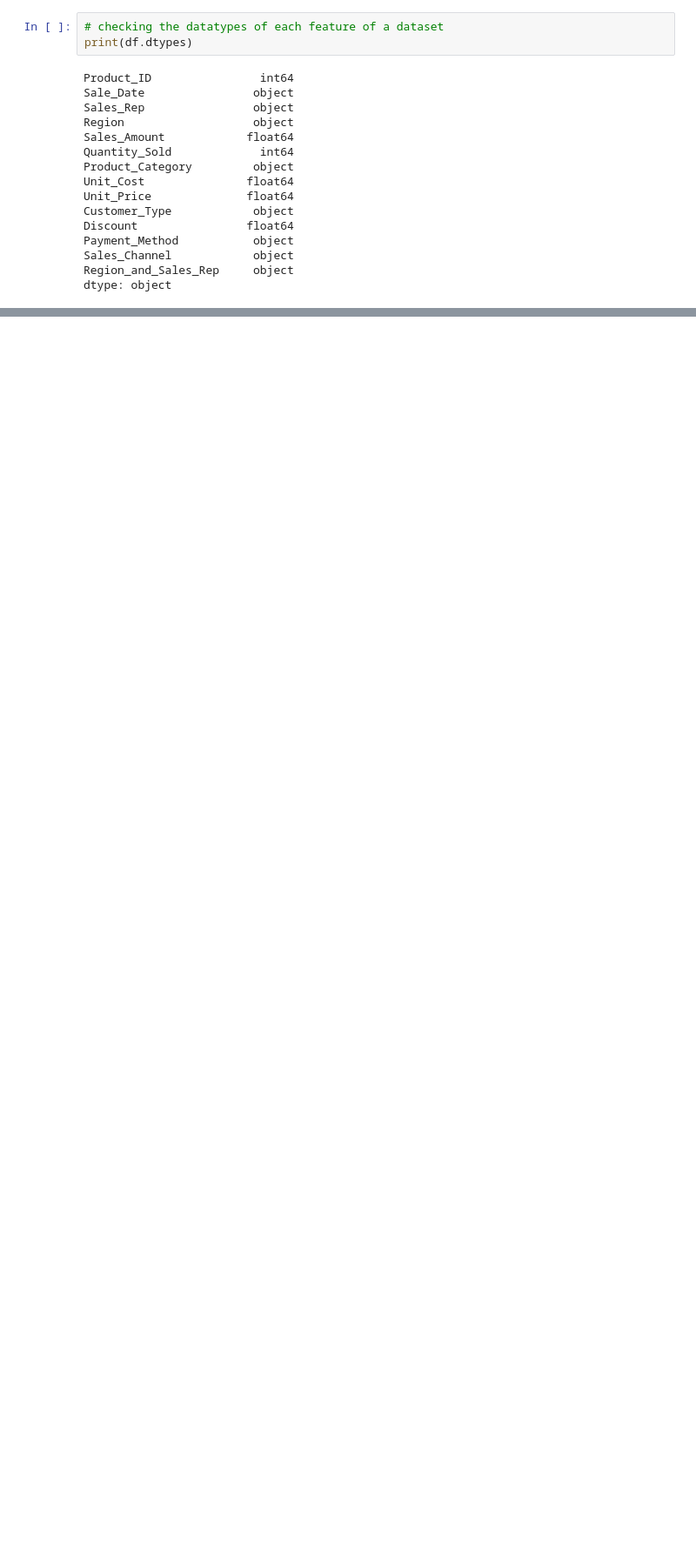
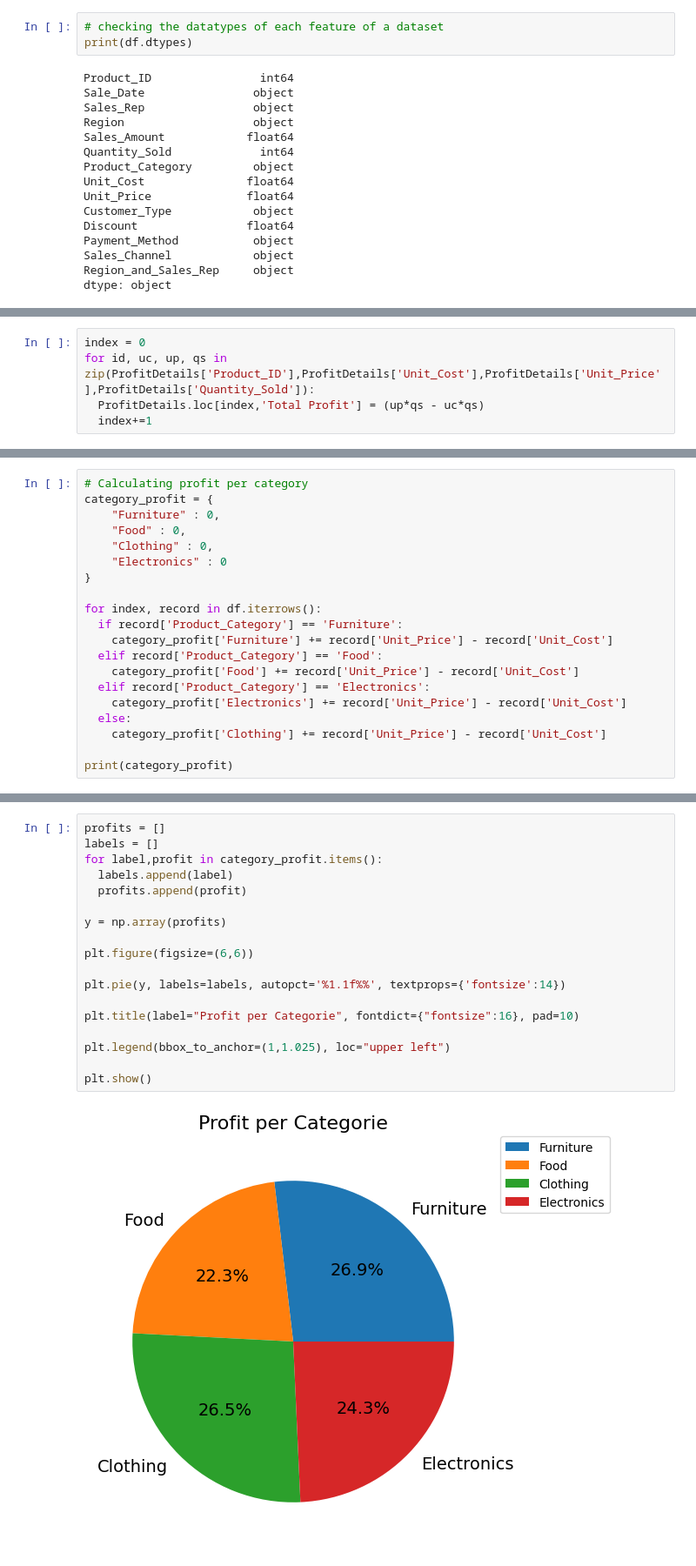
Before and after one commit to AryushGupta/AI-ML-Projects, a Jupyter notebook: E_commerce_Sales_Performance_Dashboard.ipynb, the cells around one changed output, grey strips where cells are left out. Shown at 87% size. Cells and saved outputs as stored; diff of their text form; blank space fills up the shorter version.

```diff
--- a/E_commerce_Sales_Performance_Dashboard.ipynb
+++ b/E_commerce_Sales_Performance_Dashboard.ipynb
@@ -145,0 +437,5 @@ for sale_date in all_sale_date:
+# %%
+index = 0
+for id, uc, up, qs in zip(ProfitDetails['Product_ID'],ProfitDetails['Unit_Cost'],ProfitDetails['Unit_Price'],ProfitDetails['Quantity_Sold']):
+  ProfitDetails.loc[index,'Total Profit'] = (up*qs - uc*qs)
+  index+=1
@@ -145,0 +463,20 @@ for sale_date in all_sale_date:
+# %%
+# Calculating profit per category
+category_profit = {
+    "Furniture" : 0,
+    "Food" : 0,
+    "Clothing" : 0,
+    "Electronics" : 0
+}
+
+for index, record in df.iterrows():
+  if record['Product_Category'] == 'Furniture':
+    category_profit['Furniture'] += record['Unit_Price'] - record['Unit_Cost']
+  elif record['Product_Category'] == 'Food':
+    category_profit['Food'] += record['Unit_Price'] - record['Unit_Cost']
+  elif record['Product_Category'] == 'Electronics':
+    category_profit['Electronics'] += record['Unit_Price'] - record['Unit_Cost']
+  else:
+    category_profit['Clothing'] += record['Unit_Price'] - record['Unit_Cost']
+
+print(category_profit)
@@ -145,0 +491,20 @@ for sale_date in all_sale_date:
+# %%
+profits = []
+labels = []
+for label,profit in category_profit.items():
+  labels.append(label)
+  profits.append(profit)
+
+y = np.array(profits)
+
+plt.figure(figsize=(6,6))
+
+plt.pie(y, labels=labels, autopct='%1.1f%%', textprops={'fontsize':14})
+
+plt.title(label="Profit per Categorie", fontdict={"fontsize":16}, pad=10)
+
+plt.legend(bbox_to_anchor=(1,1.025), loc="upper left")
+
+plt.show()
+# %% [output]
+[figure, added]
```
Also changed, not shown: parts of 30 cells of this notebook.
